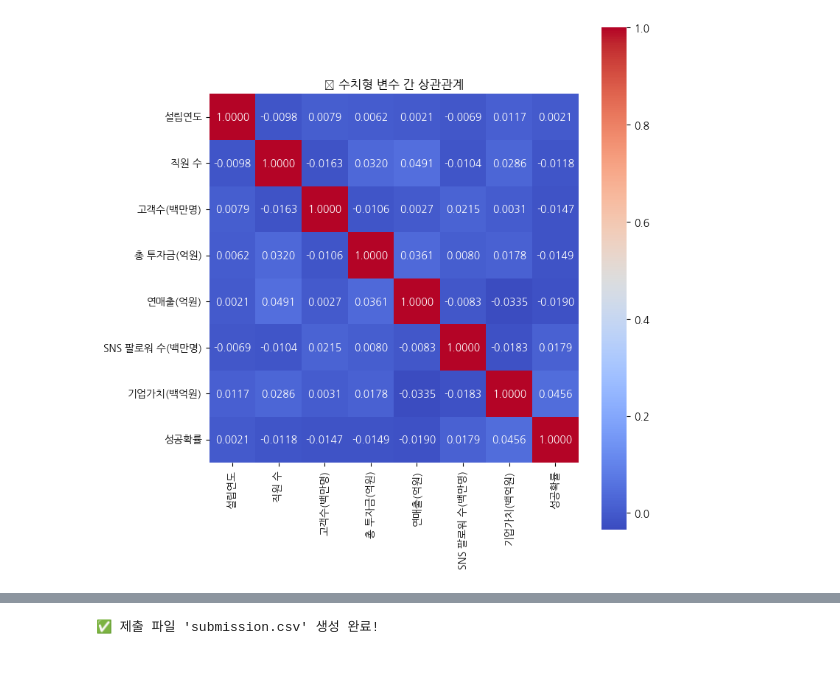
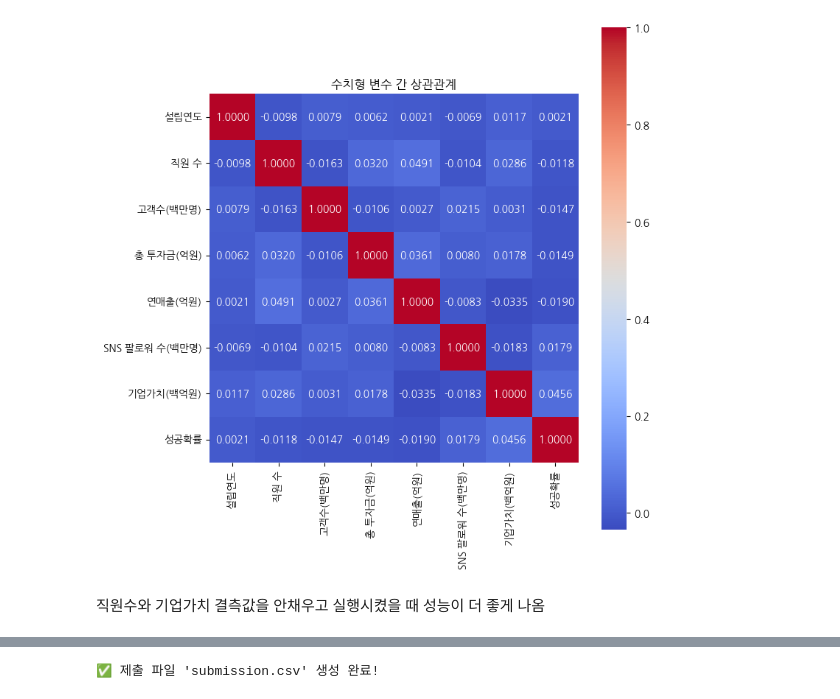
Before and after one commit to b00kkk/company_success_probability, a Jupyter notebook: the_probability_of_success_of_a_company.ipynb, the cells around one changed output, grey strips where cells are left out. Drawn from its saved outputs; the diff is of its cells as text; code cells hidden in the pictures; blank space fills up the shorter version.

```diff
--- a/the_probability_of_success_of_a_company.ipynb
+++ b/the_probability_of_success_of_a_company.ipynb
@@ -33,25 +72,22 @@ test_df=pd.read_csv('test.csv')
 train_df['기업가치(백억원)'] = pd.to_numeric(train_df['기업가치(백억원)'].astype(str).str[:4], errors='coerce').astype(float)
 test_df['기업가치(백억원)'] = pd.to_numeric(test_df['기업가치(백억원)'].astype(str).str[:4], errors='coerce').astype(float)
 # %%
-import seaborn as sns
-import matplotlib.pyplot as plt
-
 # 수치형 변수만 추출
 num_cols = train_df.select_dtypes(include=['number'])
 
 # 상관관계 행렬 계산
 corr_matrix = num_cols.corr()
 
 # 시각화
 plt.figure(figsize=(8, 8))
 
 plt.rc('font', family='NanumGothic')
 plt.rcParams['axes.unicode_minus'] = False
 
 sns.heatmap(corr_matrix, annot=True, fmt=".4f", cmap='coolwarm', square=True)
-plt.title("📊 수치형 변수 간 상관관계")
+plt.title("수치형 변수 간 상관관계")
 plt.tight_layout()
 plt.show()
 # %% [output]
-[figure, old version]
+[figure, new version]
 # %%
@@ -75,6 +109,8 @@ test_df['고객수(백만명)'] = test_df['고객수(백만명)'].fillna(median_
 # median_value = train_df['기업가치(백억원)'].median()
 # train_df['기업가치(백억원)'] = train_df['기업가치(백억원)'].fillna(median_value)
 # test_df['기업가치(백억원)'] = test_df['기업가치(백억원)'].fillna(median_value)
+# %% [markdown]
+직원수와 기업가치 결측값을 안채우고 실행시켰을 때 성능이 더 좋게 나옴
 # %%
 # 2025년 기준 기업 연령
 train_df['기업_연령'] = 2025 - train_df['설립연도']
```
Also changed, not shown: parts of 18 cells of this notebook.
